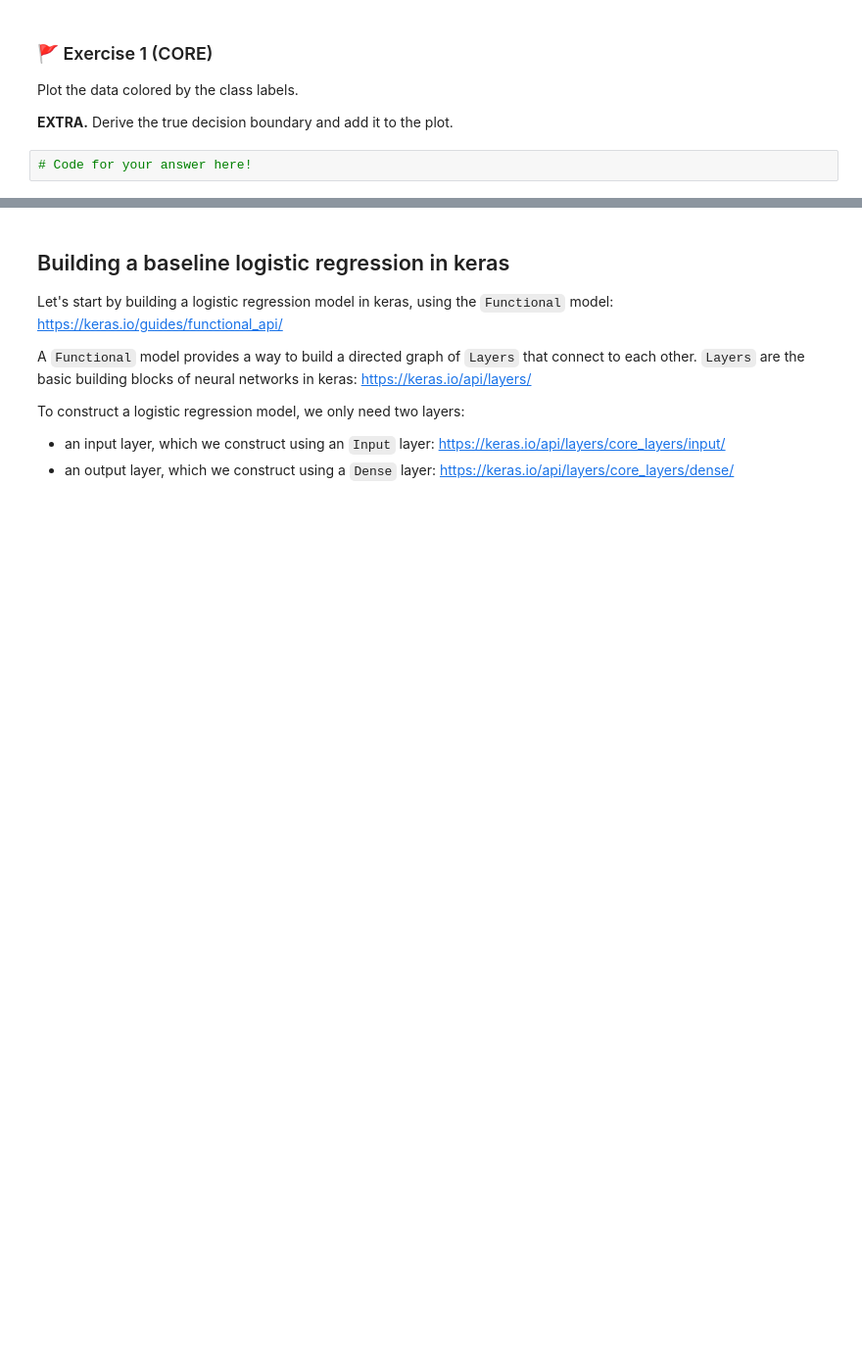
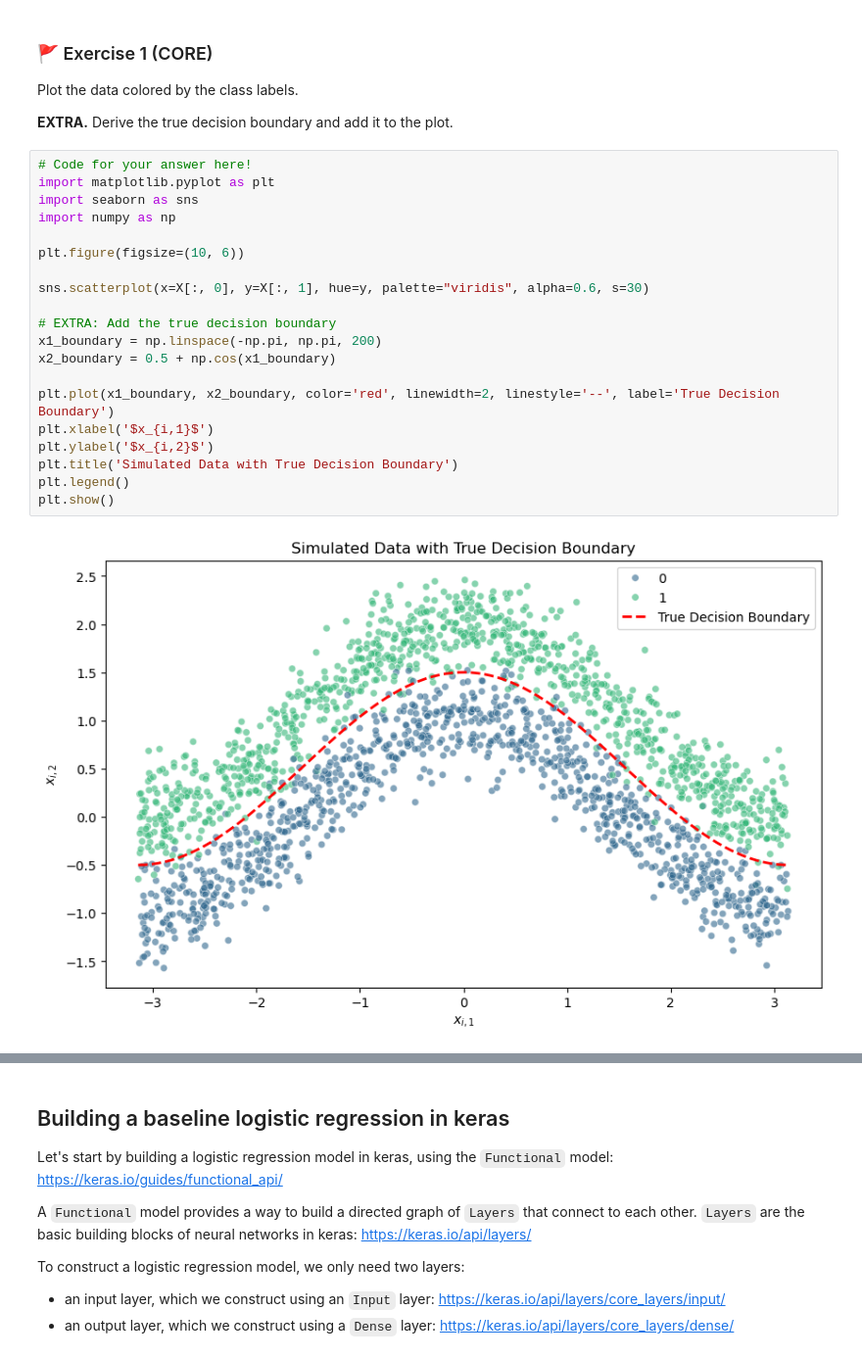
Before and after one commit to zici021129/MLP_2026_week09, a Jupyter notebook: mlp_week09.ipynb, the cells around one changed output, grey strips where cells are left out. Shown at 98% size. Saved outputs shown, nothing was run; the diff lists cells and outputs as text; blank space fills up the shorter version.

```diff
--- a/mlp_week09.ipynb
+++ b/mlp_week09.ipynb
@@ -64,4 +64,24 @@ Plot the data colored by the class labels.
 **EXTRA.** Derive the true decision boundary and add it to the plot.
 # %%
 # Code for your answer here!
+import matplotlib.pyplot as plt
+import seaborn as sns
+import numpy as np
+
+plt.figure(figsize=(10, 6))
+
+sns.scatterplot(x=X[:, 0], y=X[:, 1], hue=y, palette="viridis", alpha=0.6, s=30)
+
+# EXTRA: Add the true decision boundary
+x1_boundary = np.linspace(-np.pi, np.pi, 200)
+x2_boundary = 0.5 + np.cos(x1_boundary)
+
+plt.plot(x1_boundary, x2_boundary, color='red', linewidth=2, linestyle='--', label='True Decision Boundary')
+plt.xlabel('$x_{i,1}$')
+plt.ylabel('$x_{i,2}$')
+plt.title('Simulated Data with True Decision Boundary')
+plt.legend()
+plt.show()
+# %% [output]
+[figure, added]
 # %% [markdown]
```
Also changed, not shown: parts of 19 cells of this notebook.
